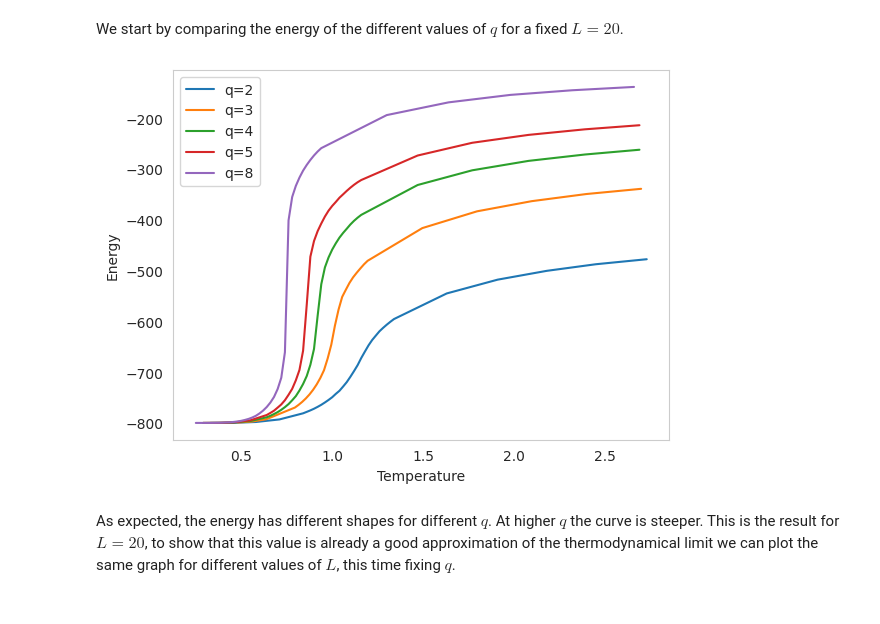
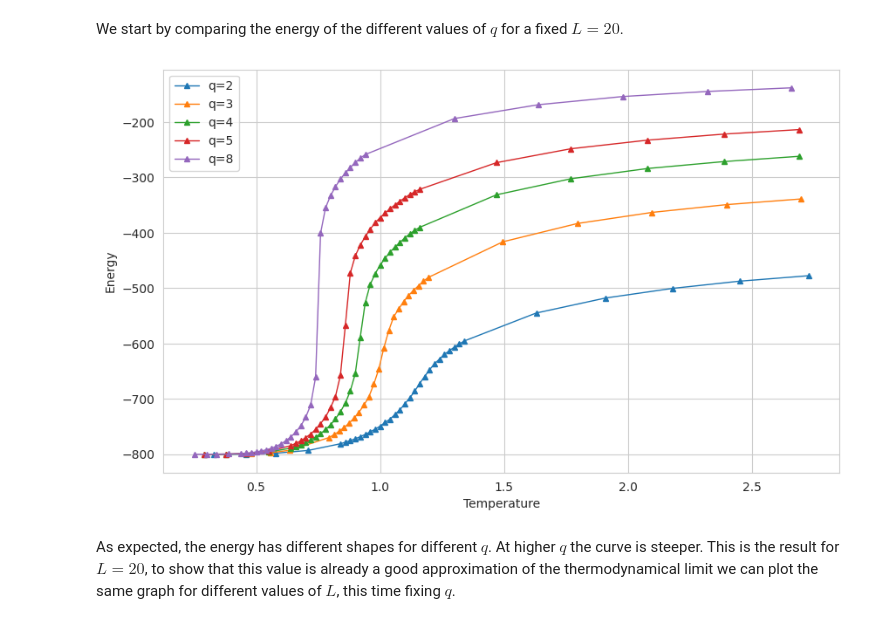
Before and after one commit to DarioFi/Potts-model-phase-transitions, a Jupyter notebook: dario.ipynb, the cells around one changed output. Drawn from its saved outputs; the diff is of its cells as text; code cells hidden in the pictures.

```diff
--- a/dario.ipynb
+++ b/dario.ipynb
@@ -309,8 +309,8 @@ import os
 import matplotlib.pyplot as plt
 
 
-def load(q, L):
-    with open(os.path.join("results", f"simulation_{q=}_{L=}.json")) as f:  # change this
+def load(q, L, file_name="simulation"):
+    with open(os.path.join("results", f"{file_name}_{q=}_{L=}.json")) as f:  # change this
         d = json.load(f)
     for key in d.keys():
         d[key] = d[key][1:]
@@ -342,15 +342,17 @@ for q in qs:
 We start by comparing the energy of the different values of $q$ for a fixed $L=20$.
 # %%
 L = 20
+plt.figure(figsize=(10, 6))
+
 for q in qs:
-    plt.plot(exps[q, L].temps, exps[q, L].avg_en, label=f"q={q}")
-
+    plt.plot(exps[q, L].temps, exps[q, L].avg_en, label=f"q={q}", marker="^", markersize=5, linewidth=1)
 plt.legend()
 plt.xlabel("Temperature")
 plt.ylabel("Energy")
-plt.grid()
+
+plt.show()
 # %% [output]
-[figure, old version]
+[figure, new version]
 # %% [markdown]
 As expected, the energy has different shapes for different $q$. At higher $q$ the curve is steeper. This is the result for $L=20$, to show that this value is already a good approximation of the thermodynamical limit we can plot the same graph for different values of $L$, this time fixing $q$.
 # %%
```
Also changed, not shown: parts of 6 cells of this notebook, 4 other files.
